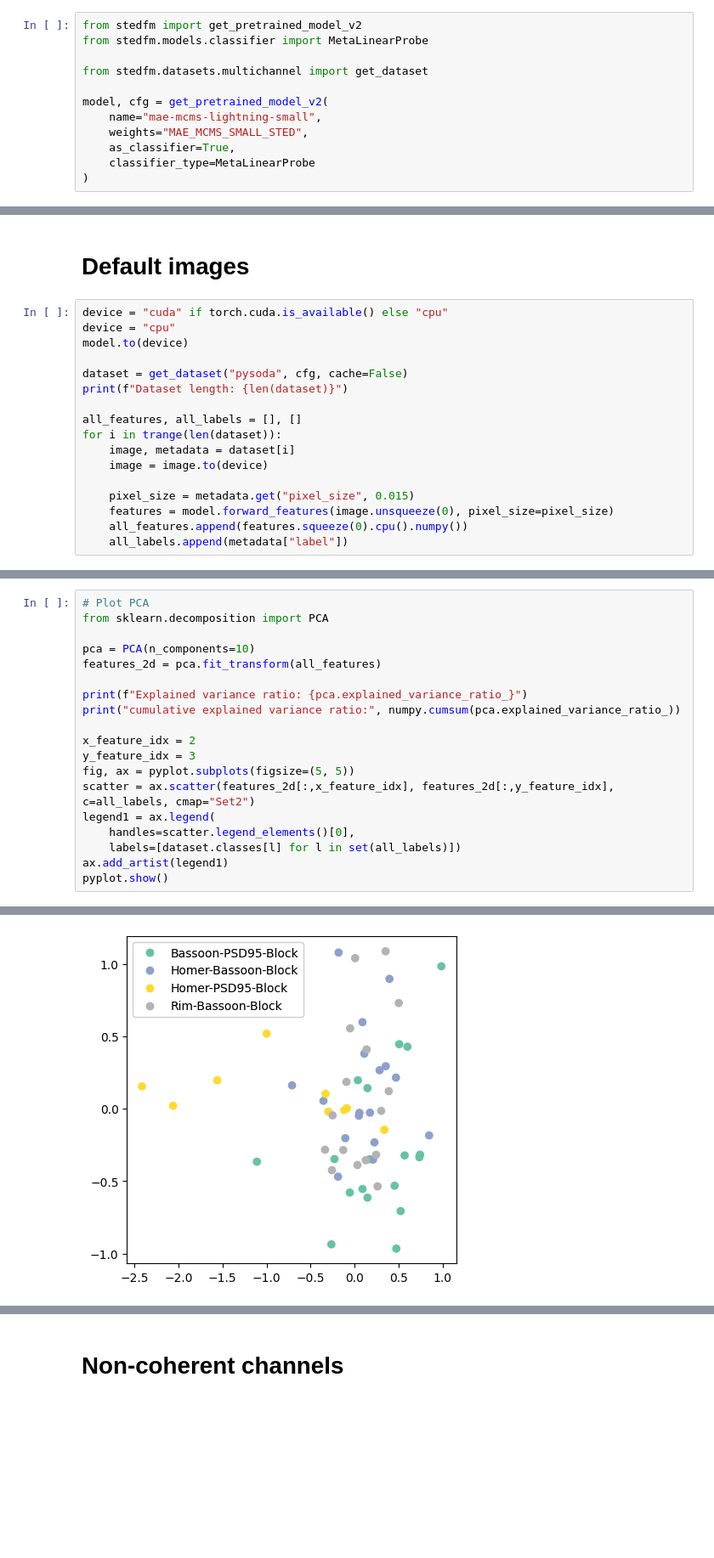
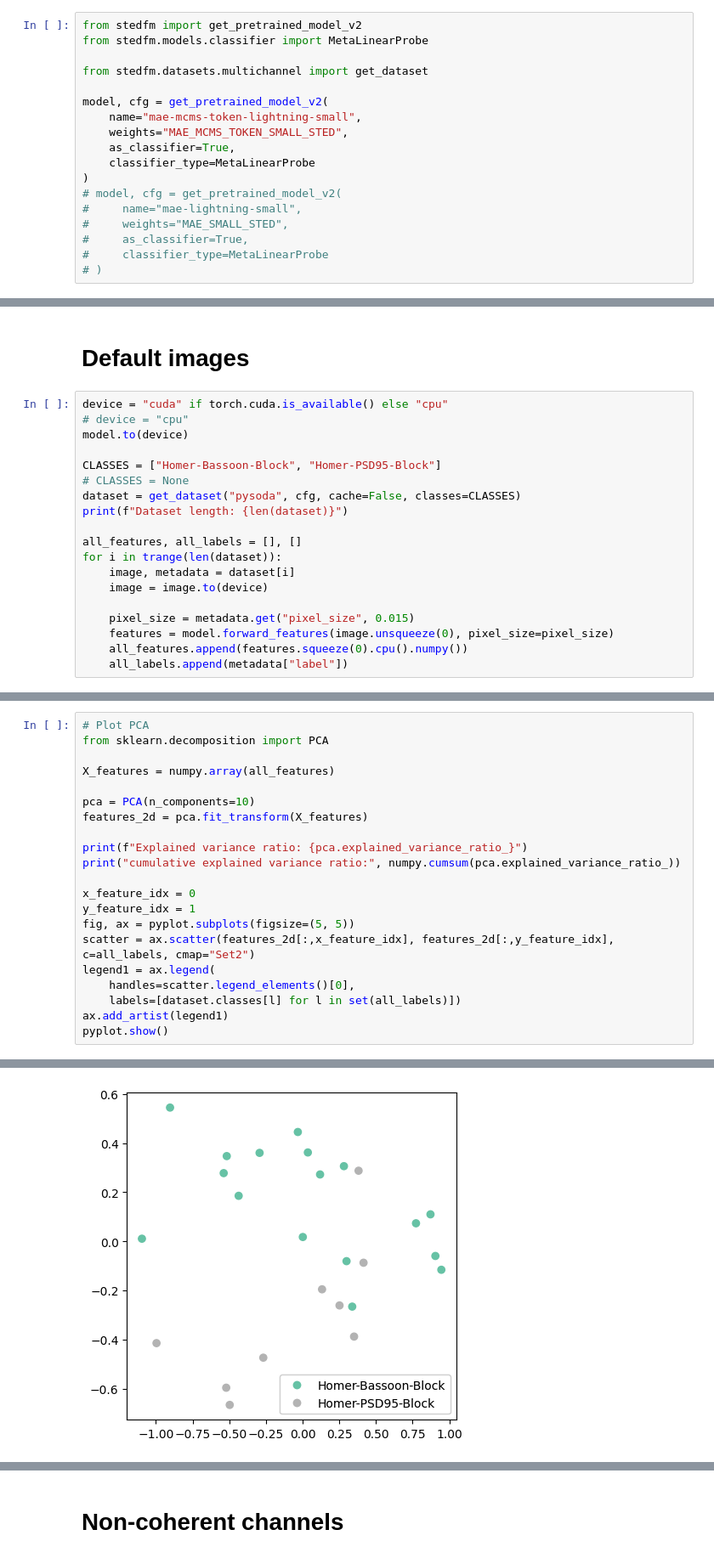
Before and after one commit to FLClab/STED-FM, a Jupyter notebook: experiments/multichannel-experiments/notebooks/pysoda-experiments.ipynb, the cells around one changed output, grey strips where cells are left out. Shown at 85% size. Cells and saved outputs as stored; diff of their text form; blank space fills up the shorter version.

```diff
--- a/experiments/multichannel-experiments/notebooks/pysoda-experiments.ipynb
+++ b/experiments/multichannel-experiments/notebooks/pysoda-experiments.ipynb
@@ -16,11 +16,17 @@ from stedfm.models.classifier import MetaLinearProbe
 from stedfm.datasets.multichannel import get_dataset
 
 model, cfg = get_pretrained_model_v2(
-    name="mae-mcms-lightning-small",
-    weights="MAE_MCMS_SMALL_STED",
+    name="mae-mcms-token-lightning-small",
+    weights="MAE_MCMS_TOKEN_SMALL_STED",
     as_classifier=True,
     classifier_type=MetaLinearProbe
 )
+# model, cfg = get_pretrained_model_v2(
+#     name="mae-lightning-small",
+#     weights="MAE_SMALL_STED",
+#     as_classifier=True,
+#     classifier_type=MetaLinearProbe
+# )
 # %% [output]
 classifier_type <class 'stedfm.models.classifier.MetaLinearProbe'>
 in_channels 1
@@ -36,10 +42,12 @@ Loading state_dict from /home-local2/projects/SSL/baselines/mae-small_STED/pl_ch
 # Default images
 # %%
 device = "cuda" if torch.cuda.is_available() else "cpu"
-device = "cpu"
+# device = "cpu"
 model.to(device)
 
-dataset = get_dataset("pysoda", cfg, cache=False)
+CLASSES = ["Homer-Bassoon-Block", "Homer-PSD95-Block"]
+# CLASSES = None
+dataset = get_dataset("pysoda", cfg, cache=False, classes=CLASSES)
 print(f"Dataset length: {len(dataset)}")
 
 all_features, all_labels = [], []
@@ -58,14 +65,16 @@ Dataset length: 60
 # Plot PCA
 from sklearn.decomposition import PCA
 
+X_features = numpy.array(all_features)
+
 pca = PCA(n_components=10)
-features_2d = pca.fit_transform(all_features)
+features_2d = pca.fit_transform(X_features)
 
 print(f"Explained variance ratio: {pca.explained_variance_ratio_}")
 print("cumulative explained variance ratio:", numpy.cumsum(pca.explained_variance_ratio_))
 
-x_feature_idx = 2
-y_feature_idx = 3
+x_feature_idx = 0
+y_feature_idx = 1
 fig, ax = pyplot.subplots(figsize=(5, 5))
 scatter = ax.scatter(features_2d[:,x_feature_idx], features_2d[:,y_feature_idx], c=all_labels, cmap="Set2")
 legend1 = ax.legend(
@@ -81,4 +90,4 @@ cumulative explained variance ratio: [0.5603139  0.69344821 0.75588969 0.7941306
-[figure, old version]
+[figure, new version]
 # %%
 # Plot umap
 import umap
```
Also changed, not shown: parts of 9 cells of this notebook, 6 other files.
